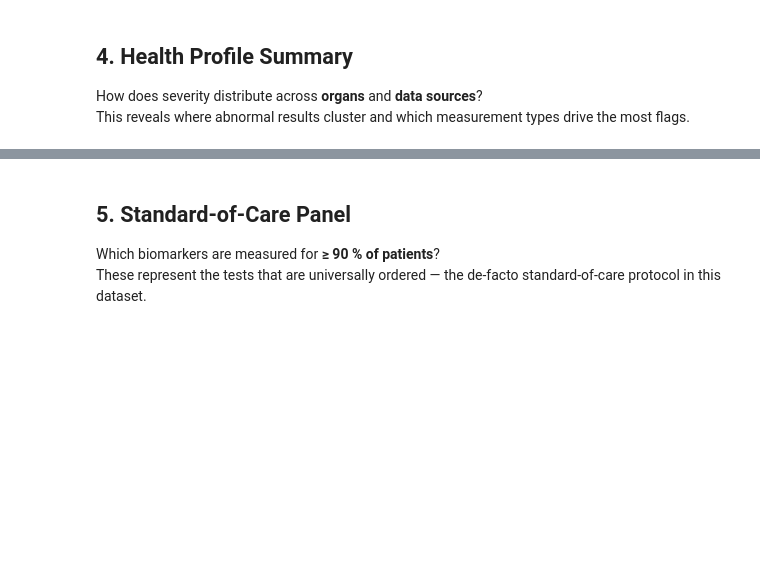
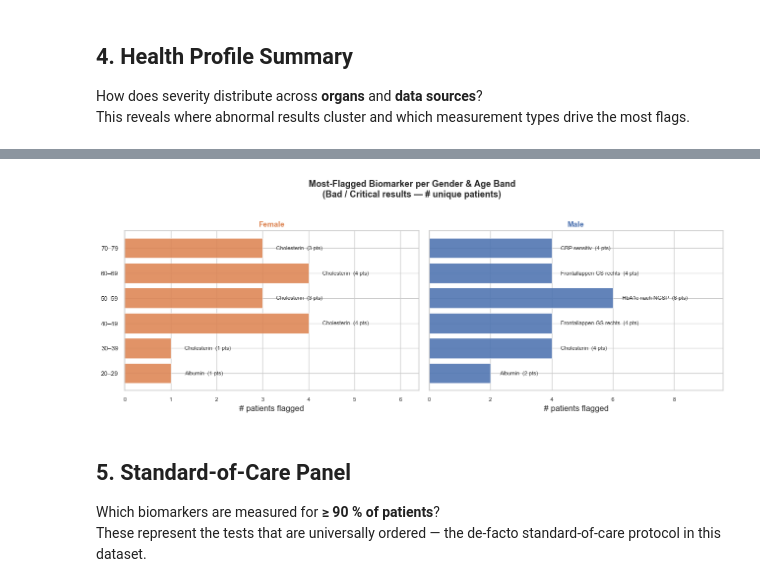
Before and after one commit to ClaraLepsius/synthetic_patient_datasets-2, a Jupyter notebook: population_overview.ipynb, the cells around one changed output, grey strips where cells are left out. Saved outputs shown, nothing was run; the diff lists cells and outputs as text; code cells hidden in the pictures; blank space fills up the shorter version.

```diff
--- a/population_overview.ipynb
+++ b/population_overview.ipynb
@@ -441,3 +553,95 @@ plt.show()
+# %%
+
+# ── 4d. Most-flagged biomarker per gender × age band ──────────────────────────
+# Build a working frame: flagged datapoints with age + gender attached
+# df_dp carries patient_gender; patient_age comes from unique_pts
+age_map = unique_pts.set_index("patient_key")["patient_age"]
+
+flagged_age = df_dp[df_dp["severity"].isin(["Bad", "Critical"])].copy()
+flagged_age["patient_gender"] = (flagged_age["patient_gender"]
+                                  .str.lower().str.strip().fillna("unknown"))
+flagged_age["patient_age_val"] = flagged_age["patient_key"].map(age_map)
+flagged_age = flagged_age.dropna(subset=["patient_age_val", "biomarker_name"])
+
+# 10-year age bins
+age_min = int(flagged_age["patient_age_val"].min() // 10 * 10)
+age_max = int(flagged_age["patient_age_val"].max() // 10 * 10) + 10
+bin_edges  = list(range(age_min, age_max + 10, 10))
+bin_labels = [f"{lo}–{lo+9}" for lo in bin_edges[:-1]]
+
+flagged_age["age_band"] = pd.cut(
+    flagged_age["patient_age_val"],
+    bins=bin_edges, labels=bin_labels, right=False
+)
+flagged_age = flagged_age.dropna(subset=["age_band"])
+
+# For each (gender, age_band) find the biomarker with the most unique patients flagged
+def top_bio_for_group(grp):
+    counts = grp.groupby("biomarker_name")["patient_key"].nunique()
+    if counts.empty:
+        return pd.Series({"top_biomarker": "—", "n_patients": 0})
+    return pd.Series({"top_biomarker": counts.idxmax(), "n_patients": int(counts.max())})
+
+summary = (
+    flagged_age.groupby(["patient_gender", "age_band"], observed=True)
+    .apply(top_bio_for_group)
+    .reset_index()
+)
+
+genders_plot = [g for g in ["female", "male", "other", "unknown"]
+                if g in summary["patient_gender"].unique()]
+
+fig, axes = plt.subplots(
+    1, len(genders_plot),
+    figsize=(6.5 * len(genders_plot), max(4, len(bin_labels) * 0.55 + 1.5)),
+    sharey=True
+)
+if len(genders_plot) == 1:
+    axes = [axes]
+
+GENDER_PALETTE = {"male": "#4C72B0", "female": "#DD8452",
+                  "unknown": "#888888", "other": "#55A868"}
+
+for ax, gender in zip(axes, genders_plot):
+    sub = (summary[summary["patient_gender"] == gender]
+           .set_index("age_band")
+           .reindex(bin_labels))          # keep age bands in order
+
+    n_vals     = sub["n_patients"].fillna(0).astype(int).values
+    bio_labels = sub["top_biomarker"].fillna("—").values
+    y          = np.arange(len(bin_labels))
+
+    base_color = GENDER_PALETTE.get(gender, "#888")
+    bar_colors = [base_color if b != "—" else "#dddddd" for b in bio_labels]
+
+    bars = ax.barh(y, n_vals, color=bar_colors,
+                   edgecolor="white", linewidth=0.5, alpha=0.88)
+
+    # Annotate each bar with the biomarker name + patient count
+    for yi, (n, bio) in enumerate(zip(n_vals, bio_labels)):
+        if bio != "—" and n > 0:
+            ax.text(n + max(n_vals.max() * 0.01, 0.3), yi,
+                    f"{bio}  ({n} pts)", va="center", fontsize=8,
+                    color="#333")
+
+    ax.set_yticks(y)
+    ax.set_yticklabels(bin_labels, fontsize=9)
+    ax.set_xlabel("# patients flagged")
+    ax.set_title(f"{gender.capitalize()}", fontsize=11, fontweight="bold",
+                 color=base_color)
+    ax.set_xlim(0, max(n_vals.max() * 1.6, 5))
+    ax.invert_yaxis()
+    ax.tick_params(axis="x", labelsize=8)
+
+fig.suptitle(
+    "Most-Flagged Biomarker per Gender & Age Band\n"
+    "(Bad / Critical results — # unique patients)",
+    fontsize=13, fontweight="bold", y=1.02
+)
+plt.tight_layout()
+plt.show()
+# %% [output]
+[figure, added]
 # %% [markdown]
 ## 5. Standard-of-Care Panel
 
```
Also changed, not shown: parts of 3 cells of this notebook.
